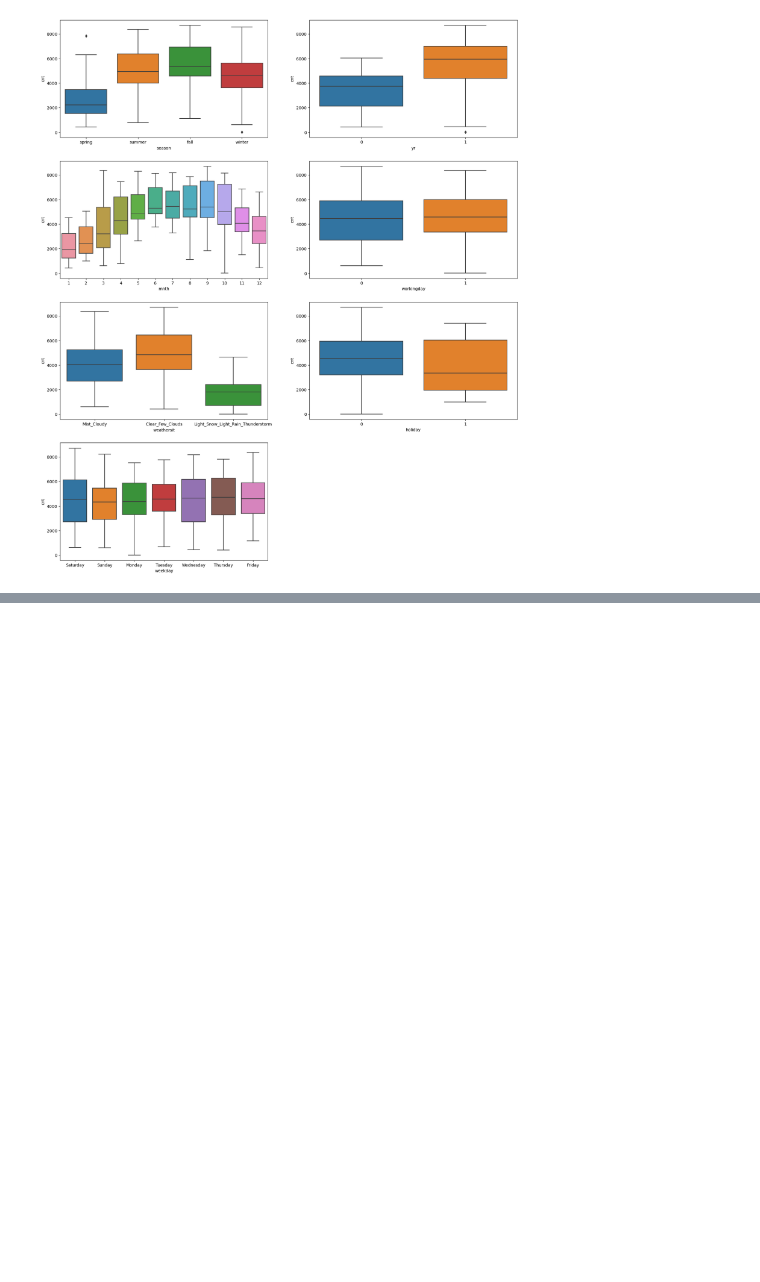
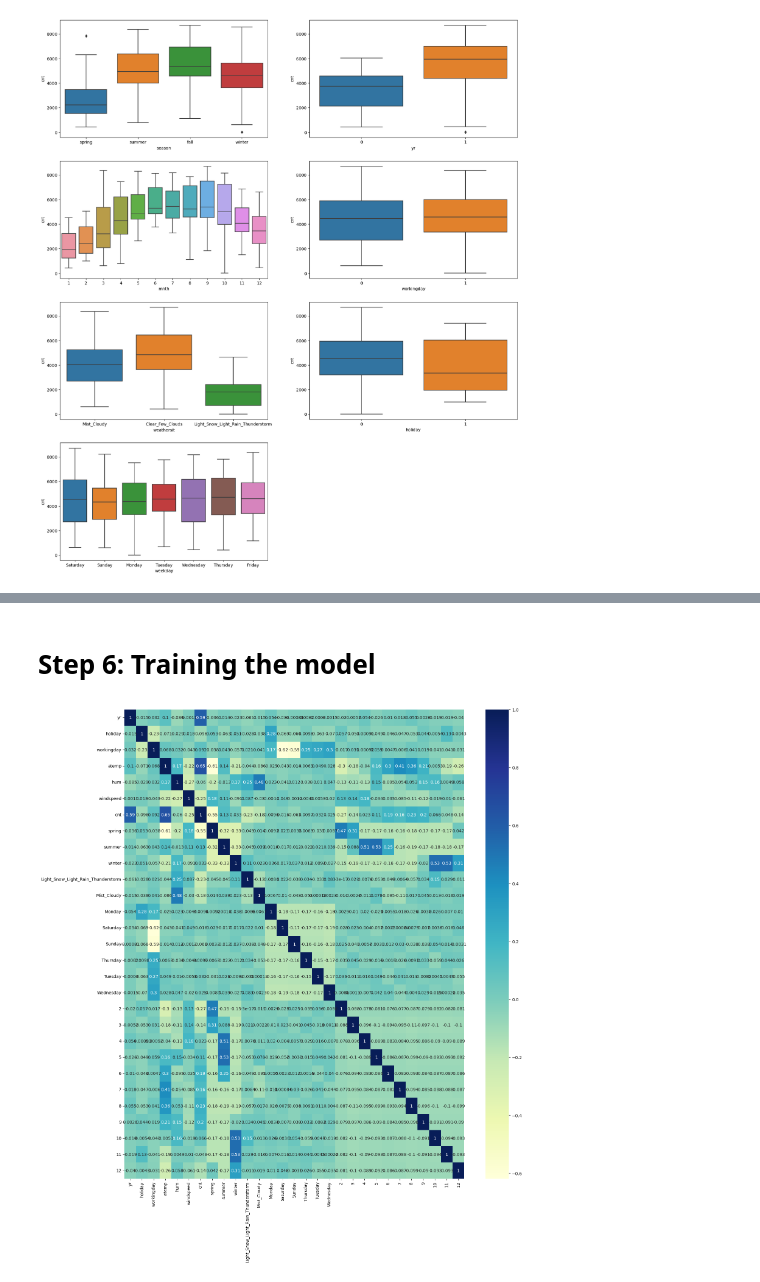
Before and after one commit to Mohinesh27/LinearRegressionAssignment, a Jupyter notebook: LinearRegressionAssignment.ipynb, the cells around one changed output, grey strips where cells are left out. Cells and saved outputs as stored; diff of their text form; code cells hidden in the pictures; blank space fills up the shorter version.

Commit message:
Completed the model building, evaluation of model, finalized the model and final recommendations to the company. So completed the analysis and provided the suggestions

```diff
--- a/LinearRegressionAssignment.ipynb
+++ b/LinearRegressionAssignment.ipynb
@@ -306,0 +370,6 @@ plt.show()
+# %%
+# To avoid further errors related to columns names like below one
+# Feature names are only supported if all input features have string names, but your input has ['int', 'str'] as feature name / column name types
+# we need to convert all column/feature name as str
+
+df.columns = df.columns.astype(str)
@@ -306,0 +378,13 @@ plt.show()
+# %%
+# We have our dataset ready to split into train and test dataset using sklearn library
+
+from sklearn.model_selection import train_test_split
+
+# It allowing us to produce the same sequence of random numbers each time you run the code if the seed remains constant
+# np.random.seed(0), ensures reproducibility. It initializes the random number generator in a particular state,
+# so subsequent calls to random number generation functions will produce the same sequence of random numbers.
+
+np.random.seed(0)
+
+# Generating train and test data
+df_train, df_test = train_test_split(df, train_size = 0.7, test_size = 0.3, random_state = 100)
@@ -306,0 +419,9 @@ plt.show()
+# %%
+from sklearn.preprocessing import MinMaxScaler
+scaler=MinMaxScaler()
+# %%
+# list all the numerical variables which required rescaling
+
+rescale_vars=['atemp','hum','windspeed','cnt']
+
+df_train[rescale_vars] = scaler.fit_transform(df_train[rescale_vars])
@@ -306,0 +456,12 @@ plt.show()
+# %% [markdown]
+# Step 6: Training the model
+# %%
+# before training the model lets check the correlation of our train dataset using seaborn heatmap
+
+plt.figure(figsize=(18,20))
+
+sns.heatmap(df_train.corr(), annot=True, cmap='YlGnBu')
+
+plt.show()
+# %% [output]
+[figure, added]
```
Also changed, not shown: parts of 128 cells of this notebook.
